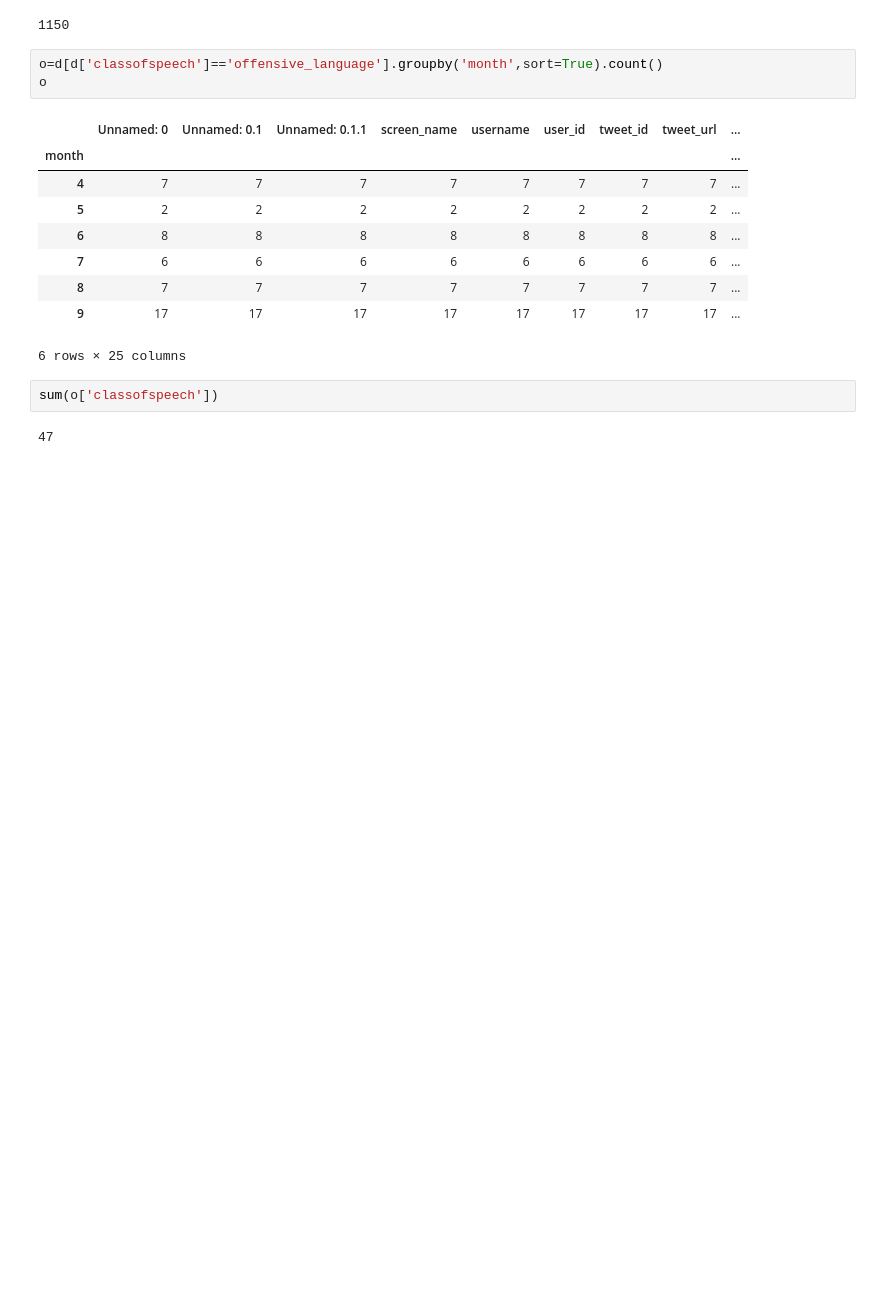
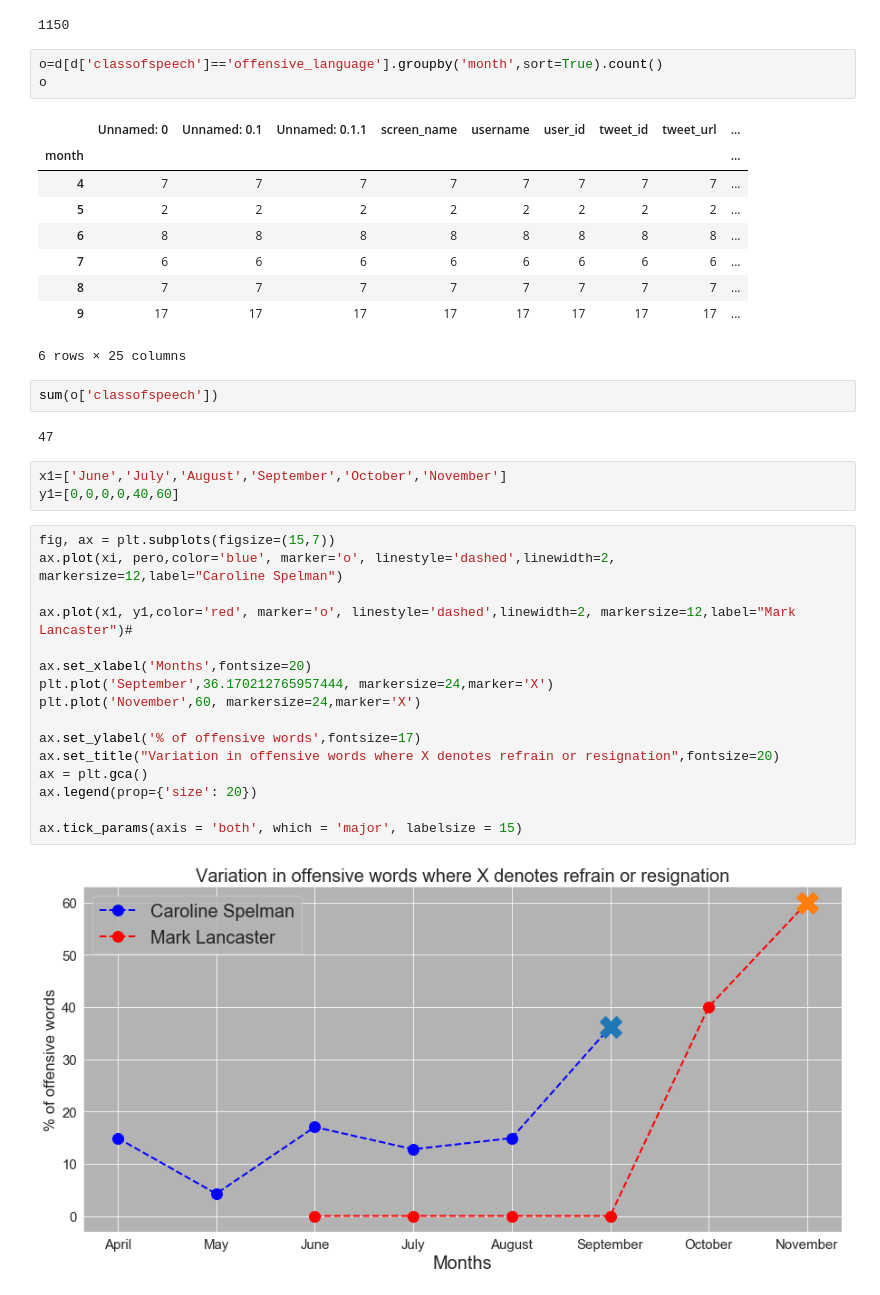
Before and after one commit to abhisheksaxena1998/hate_speech_threat_detection, a Jupyter notebook: notebook.ipynb, the cells around one changed output. Cells and saved outputs as stored; diff of their text form; blank space fills up the shorter version.

```diff
--- a/notebook.ipynb
+++ b/notebook.ipynb
@@ -429,3 +429,24 @@ o
 sum(o['classofspeech'])
 # %% [output]
 47
+# %%
+x1=['June','July','August','September','October','November']
+y1=[0,0,0,0,40,60]
+# %%
+fig, ax = plt.subplots(figsize=(15,7))
+ax.plot(xi, pero,color='blue', marker='o', linestyle='dashed',linewidth=2, markersize=12,label="Caroline Spelman")
+
+ax.plot(x1, y1,color='red', marker='o', linestyle='dashed',linewidth=2, markersize=12,label="Mark Lancaster")#
+
+ax.set_xlabel('Months',fontsize=20)
+plt.plot('September',36.170212765957444, markersize=24,marker='X')
+plt.plot('November',60, markersize=24,marker='X')
+
+ax.set_ylabel('% of offensive words',fontsize=17)
+ax.set_title("Variation in offensive words where X denotes refrain or resignation",fontsize=20)
+ax = plt.gca()
+ax.legend(prop={'size': 20})
+
+ax.tick_params(axis = 'both', which = 'major', labelsize = 15)
+# %% [output]
+[figure, added]
```
Also changed, not shown: parts of 1 cell of this notebook, 1 other file.
